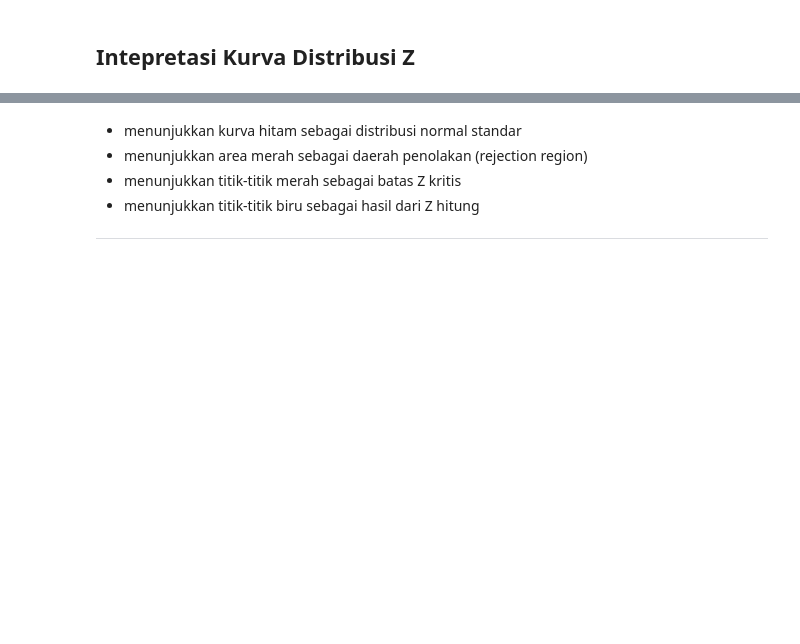
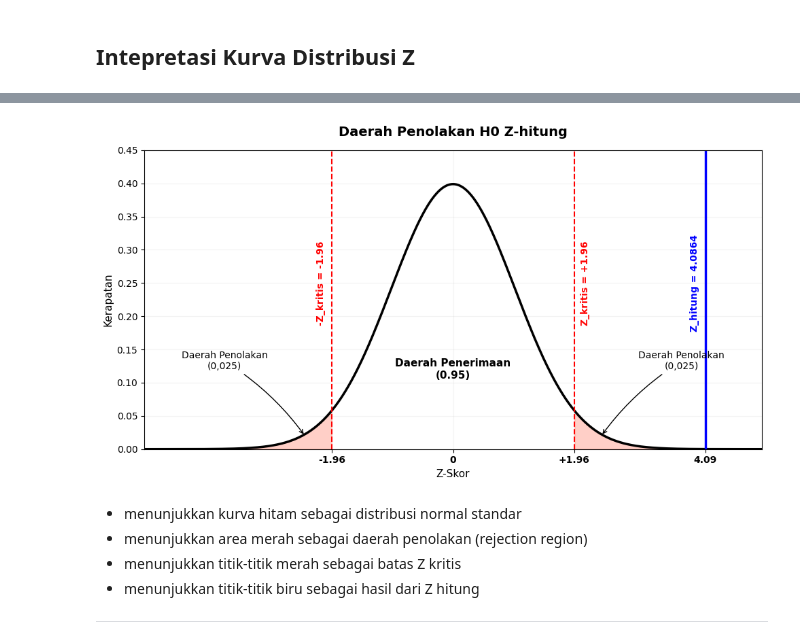
Before and after one commit to DRNCW/stat-audit-pandas-Tim7--sti-2025, a Jupyter notebook: Notebooks/04_hypothesis_testing.ipynb, the cells around one changed output, grey strips where cells are left out. Drawn from its saved outputs; the diff is of its cells as text; code cells hidden in the pictures; blank space fills up the shorter version.

```diff
--- a/Notebooks/04_hypothesis_testing.ipynb
+++ b/Notebooks/04_hypothesis_testing.ipynb
@@ -206,32 +155,66 @@ print("="*50)
 # %% [markdown]
 ## Intepretasi Kurva Distribusi Z
 # %%
+# ============================================================
+# SEL 9: VISUALISASI DAERAH PENOLAKAN Z-TEST (SINKRON 4.0864)
+# ============================================================
 
-fig, ax = plt.subplots(figsize=(10, 5))
+# Membuka kanvas plot dengan dimensi standar proporsional
+fig, ax = plt.subplots(figsize=(10, 5.5))
 
-x = np.linspace(-4, 4, 400)
-y = stats.norm.pdf(x)
+# Menggunakan rentang -5 sampai 5 agar nilai Z-hitung (4.0864) masuk dengan estetika tinggi
+x_axis = np.linspace(-5, 5, 1000)
+y_axis = stats.norm.pdf(x_axis, 0, 1)
 
-ax.plot(x, y, 'black', linewidth=2)
+# Plotting kurva utama Distribusi Normal Standar Z (Gaya Solid Hitam Tebal)
+ax.plot(x_axis, y_axis, 'black', linewidth=2.5)
 
-# Arsir rejection region
-ax.fill_between(x, y, where=(x <= -z_crit), color='tomato', alpha=0.4, label=f'Rejection region (|Z| > {z_crit:.2f})')
-ax.fill_between(x, y, where=(x >=  z_crit), color='tomato', alpha=0.4)
+# Definisi parameter parameter analitik sesuai draf kelompok
+z_crit_val = 1.96
+Z_fixed = 4.0864
 
-# Garis Z hitung
-ax.axvline(Z, color='blue', linestyle='--', linewidth=2, label=f'Z hitung = {Z:.4f}')
-ax.axvline(-z_crit, color='red', linestyle=':', linewidth=1.5)
-ax.axvline( z_crit, color='red', linestyle=':', linewidth=1.5, label=f'Z kritis = +-{z_crit:.2f}')
+# Pengarsiran Wilayah Penolakan Ho (Warna Merah Tomat Transparan Sesuai Standar Gambar)
+ax.fill_between(x_axis, y_axis, where=(x_axis <= -z_crit_val), color='tomato', alpha=0.3)
+ax.fill_between(x_axis, y_axis, where=(x_axis >= z_crit_val), color='tomato', alpha=0.3)
 
-ax.set_title('Distribusi Z — Uji Hipotesis Dua Sisi (a = 0.05)', fontsize=13)
-ax.set_xlabel('Z')
-ax.set_ylabel('Densitas')
-ax.legend()
-ax.grid(alpha=0.3)
+# 1. Garis Batas Kritis Z-kritis (+-1.96) - Gaya Merah Putus-putus
+ax.axvline(-z_crit_val, color='red', linestyle='--', linewidth=1.5)
+ax.text(-z_crit_val - 0.1, 0.25, f'-Z_kritis = -{z_crit_val:.2f}', color='red', rotation=90, ha='right', va='center', fontsize=10, weight='bold')
 
+ax.axvline(z_crit_val, color='red', linestyle='--', linewidth=1.5)
+ax.text(z_crit_val + 0.1, 0.25, f'Z_kritis = +{z_crit_val:.2f}', color='red', rotation=90, ha='left', va='center', fontsize=10, weight='bold')
+
+# 2. Garis Z-hitung Kelompok di Posisi Eksak 4.0864 (Gaya Solid Biru Tua)
+ax.axvline(Z_fixed, color='blue', linestyle='-', linewidth=2.5)
+ax.text(Z_fixed - 0.1, 0.25, f'Z_hitung = {Z_fixed:.4f}', color='blue', rotation=90, ha='right', va='center', fontsize=10, weight='bold')
+
+# 3. Penempatan Teks Karakteristik Wilayah Secara Vertikal Tanpa Box Eksternal
+ax.text(0, 0.12, 'Daerah Penerimaan\n(0.95)', color='black', ha='center', va='center', fontsize=11, weight='bold')
+
+# Anotasi Panah Penunjuk Nilai Peluang Ekor Distribusi
+ax.annotate('Daerah Penolakan\n(0,025)', xy=(-2.4, 0.02), xytext=(-3.7, 0.12),
+            arrowprops=dict(facecolor='black', arrowstyle='->', connectionstyle='arc3,rad=-0.1'),
+            color='black', ha='center', fontsize=10)
+
+ax.annotate('Daerah Penolakan\n(0,025)', xy=(2.4, 0.02), xytext=(3.7, 0.12),
+            arrowprops=dict(facecolor='black', arrowstyle='->', connectionstyle='arc3,rad=0.1'),
+            color='black', ha='center', fontsize=10)
+
+# 4. Konfigurasi Format Sumbu Batas Pandang dan Label Bahasa Indonesia
+ax.set_title('Daerah Penolakan H0 Z-hitung', fontsize=14, weight='bold', pad=15)
+ax.set_xlabel('Z-Skor', fontsize=11)
+ax.set_ylabel('Kerapatan', fontsize=11)
+
+# Mengunci batas pandang agar presisi di skala -5 sampai 5
+ax.set_xlim(-5, 5)
+ax.set_ylim(0, 0.45)
+
+# Menampilkan ticks angka penting tepat di posisi parameter uji
+ax.set_xticks([-z_crit_val, 0, z_crit_val, Z_fixed])
+ax.set_xticklabels([f'-{z_crit_val:.2f}', '0', f'+{z_crit_val:.2f}', f'{Z_fixed:.2f}'], weight='bold')
+ax.grid(alpha=0.15)
+
+# Perintah rendering tanpa menyimpan file fisik ke direktori lokal
 plt.tight_layout()
-save_path = os.path.join('..', 'data', 'clean', 'ztest_plot.png')
-plt.savefig(save_path, dpi=150, bbox_inches='tight')
 plt.show()
-print(f"Plot Z-test tersimpan di {save_path}")
 # %% [output]
@@ -249,3 +221,4 @@ print(f"Plot Z-test tersimpan di {save_path}")
+[figure, added]
 # %% [markdown]
 - menunjukkan kurva hitam sebagai distribusi normal standar
 - menunjukkan area merah sebagai daerah penolakan (rejection region)
```
Also changed, not shown: parts of 6 cells of this notebook, 1 other file.
